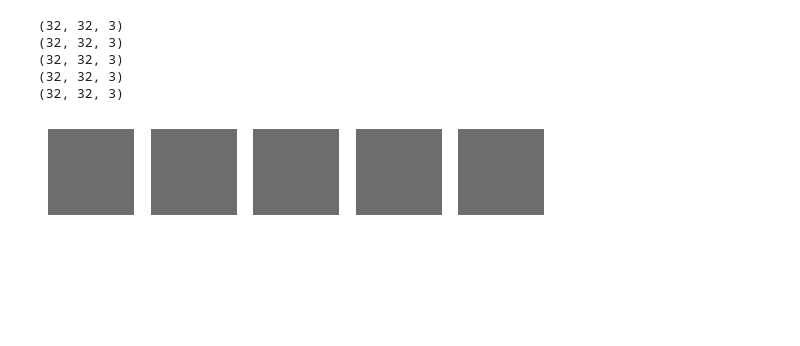
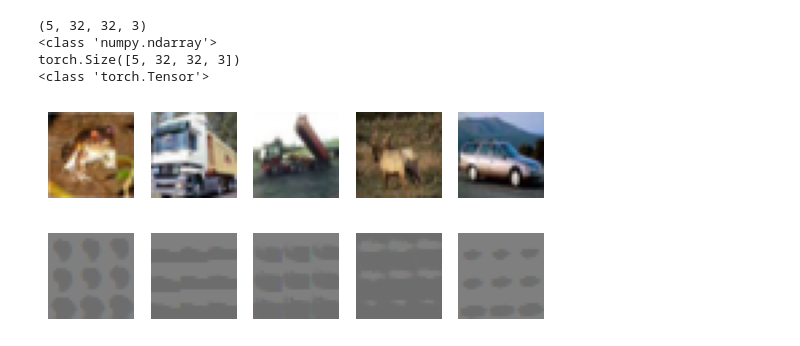
Before and after one commit to alexojica/research-project-experiments, a Jupyter notebook: src/jupyter_notebook/cifar_classifier.ipynb, the cells around one changed output. Cells and saved outputs as stored; diff of their text form; code cells hidden in the pictures; blank space fills up the shorter version.

Commit message:
update cifar10 vae

```diff
--- a/src/jupyter_notebook/cifar_classifier.ipynb
+++ b/src/jupyter_notebook/cifar_classifier.ipynb
@@ -14,8 +14,8 @@ transform = torchvision.transforms.Compose([
     torchvision.transforms.Normalize((0.5, 0.5, 0.5), (0.5, 0.5, 0.5))
 ])
 
-training_data = torchvision.datasets.CIFAR10(root='../data/CIFAR10_train', train=True, download=True, transform=transform)
-testing_data = torchvision.datasets.CIFAR10(root='../data/CIFAR10_test', train=False, download=True, transform=transform)
+training_data = torchvision.datasets.CIFAR10(root='../data/CIFAR10_train', train=True, download=True, transform=torchvision.transforms.ToTensor())
+testing_data = torchvision.datasets.CIFAR10(root='../data/CIFAR10_test', train=False, download=True, transform=torchvision.transforms.ToTensor())
 
 print(training_data)
 print(testing_data)
@@ -46,12 +40,15 @@ Transform: Compose(
 # %%
 # Train VAE
-vae = VaeAutoencoderClassifier(dim_encoding=62).to(device)
+vae = VaeAutoencoderClassifier(dim_encoding=64).to(device)
 
 vae_classifier_model, vae_loss_li = vae.train_model(
     training_data=training_data,
-    batch_size=32,
+    batch_size=50,
     beta=1,
-    epochs=1
+    epochs=3,
+    learning_rate=0.1
 )
+for loss in vae_loss_li:
+    print(loss)
 # %% [output]
 Finished epoch:  1
@@ -58,14 +71,24 @@ Finished epoch:  1
 # %%
 # plot generated data
 image_tensor = vae.generate_data(n_samples=5)
+samples = training_data.data[:5]
+
+assert image_tensor.shape == samples.shape
+print(samples.shape)
+print(type(samples))
+plot_cifar_image(samples)
+
+print(image_tensor.shape)
+print(type(image_tensor))
+
 plot_cifar_image(image_tensor.cpu().detach().numpy())
 # %% [output]
-(32, 32, 3)
-(32, 32, 3)
-(32, 32, 3)
-(32, 32, 3)
-(32, 32, 3)
+(5, 32, 32, 3)
+<class 'numpy.ndarray'>
+torch.Size([5, 32, 32, 3])
+<class 'torch.Tensor'>
-[figure, old version]
+[figure, new version]
+[figure, added]
 # %%
 # move tensors to cpu before converting to np array
 np_classifier_accuracy_li = []
```
Also changed, not shown: parts of 3 cells of this notebook, 5 other files.
